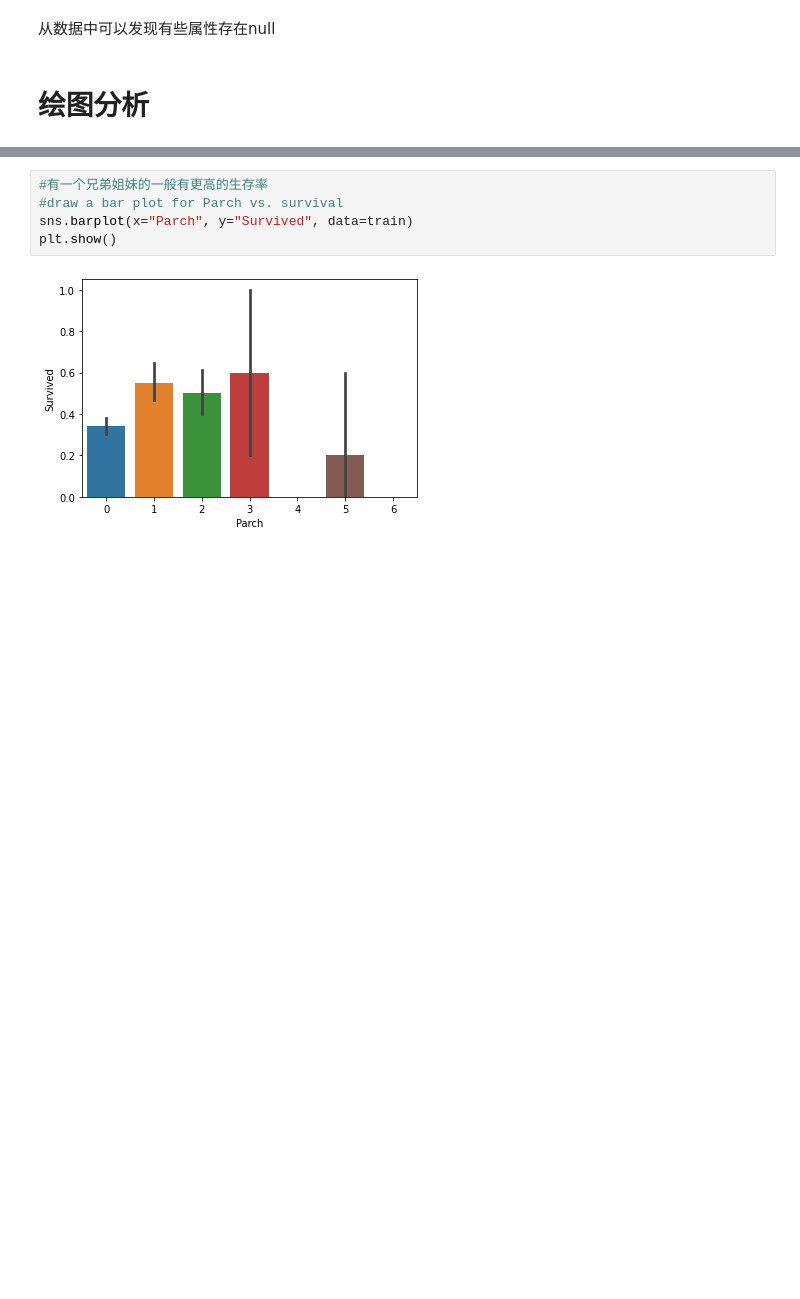
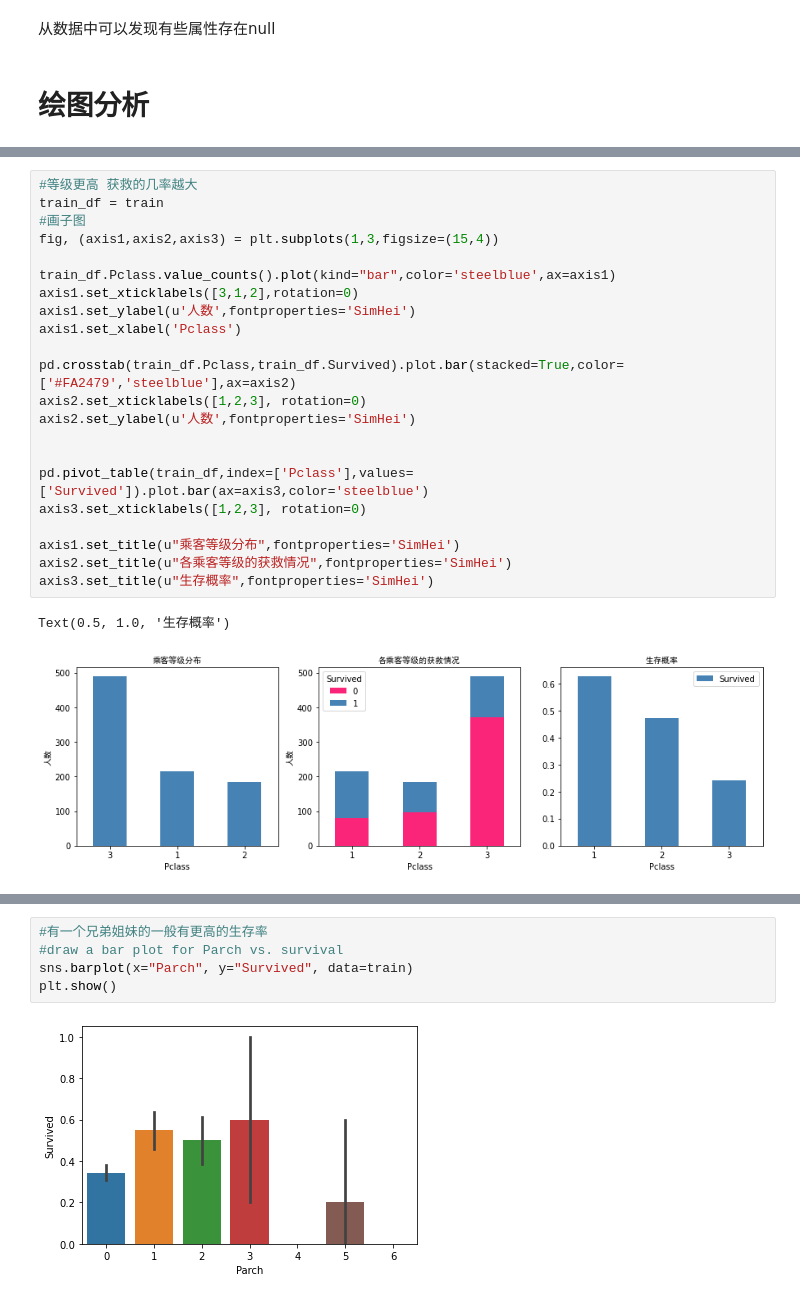
Before and after one commit to formoree/epibole, a Jupyter notebook: 14_(11.8)kaggle-泰坦尼克号/code.ipynb, the cells around one changed output, grey strips where cells are left out. Cells and saved outputs as stored; diff of their text form; blank space fills up the shorter version.

```diff
--- a/14_(11.8)kaggle-泰坦尼克号/code.ipynb
+++ b/14_(11.8)kaggle-泰坦尼克号/code.ipynb
@@ -95,0 +90,25 @@ Percentage of males who survived: 18.890814558058924
+# %%
+#等级更高 获救的几率越大
+train_df = train
+#画子图
+fig, (axis1,axis2,axis3) = plt.subplots(1,3,figsize=(15,4))
+
+train_df.Pclass.value_counts().plot(kind="bar",color='steelblue',ax=axis1)
+axis1.set_xticklabels([3,1,2],rotation=0)
+axis1.set_ylabel(u'人数',fontproperties='SimHei')
+axis1.set_xlabel('Pclass')
+
+pd.crosstab(train_df.Pclass,train_df.Survived).plot.bar(stacked=True,color=['#FA2479','steelblue'],ax=axis2)
+axis2.set_xticklabels([1,2,3], rotation=0)
+axis2.set_ylabel(u'人数',fontproperties='SimHei')
+
+
+pd.pivot_table(train_df,index=['Pclass'],values=['Survived']).plot.bar(ax=axis3,color='steelblue')
+axis3.set_xticklabels([1,2,3], rotation=0)
+
+axis1.set_title(u"乘客等级分布",fontproperties='SimHei')
+axis2.set_title(u"各乘客等级的获救情况",fontproperties='SimHei')
+axis3.set_title(u"生存概率",fontproperties='SimHei')
+# %% [output]
+Text(0.5, 1.0, '生存概率')
+[figure, added]
```
Also changed, not shown: parts of 37 cells of this notebook, 2 other files.
